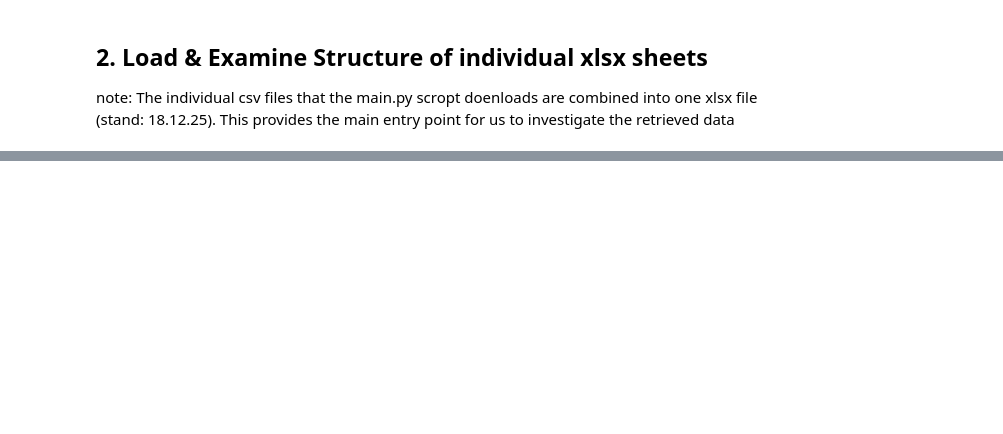
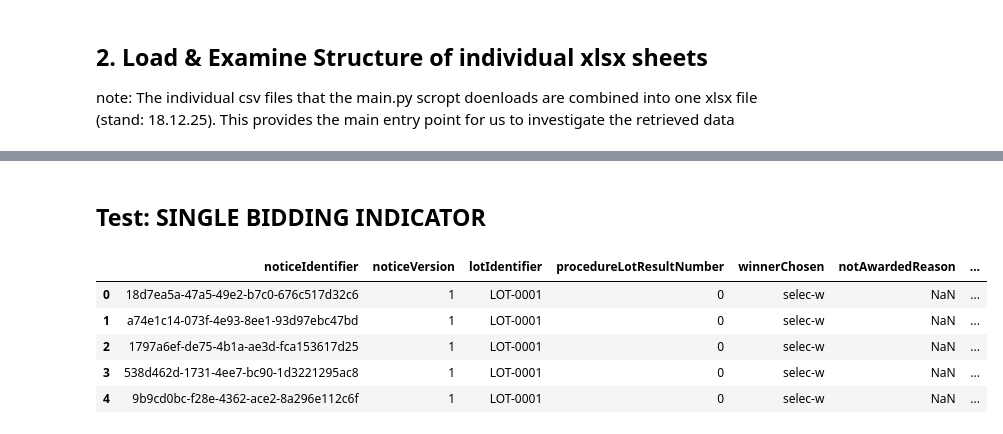
Before and after one commit to mojeffski/oeffentlichevergabe, a Jupyter notebook: analysis/test_analysis_scripts/181225_test_script.ipynb, the cells around one changed output, grey strips where cells are left out. Drawn from its saved outputs; the diff is of its cells as text; code cells hidden in the pictures; blank space fills up the shorter version.

Commit message:
updated test notebook: try to create one bidder risk indicator

```diff
--- a/analysis/test_analysis_scripts/181225_test_script.ipynb
+++ b/analysis/test_analysis_scripts/181225_test_script.ipynb
@@ -41,0 +98,12 @@ tender.head()
+# %% [markdown]
+## Test: SINGLE BIDDING INDICATOR
+# %%
+procedureLotResult_df = pd.read_excel('../../data/notices_2025-12-06.xlsx',sheet_name='procedureLotResult')
+procedureLotResult_df.head()
+# %% [output]
+|  | noticeIdentifier | noticeVersion | lotIdentifier | procedureLotResultNumber | winnerChosen | notAwardedReason | ... |
+| 0 | 18d7ea5a-47a5-49e2-b7c0-676c517d32c6 | 1 | LOT-0001 | 0 | selec-w | NaN | ... |
+| 1 | a74e1c14-073f-4e93-8ee1-93d97ebc47bd | 1 | LOT-0001 | 0 | selec-w | NaN | ... |
+| 2 | 1797a6ef-de75-4b1a-ae3d-fca153617d25 | 1 | LOT-0001 | 0 | selec-w | NaN | ... |
+| 3 | 538d462d-1731-4ee7-bc90-1d3221295ac8 | 1 | LOT-0001 | 0 | selec-w | NaN | ... |
+| 4 | 9b9cd0bc-f28e-4362-ace2-8a296e112c6f | 1 | LOT-0001 | 0 | selec-w | NaN | ... |
```
Also changed, not shown: parts of 9 cells of this notebook.
